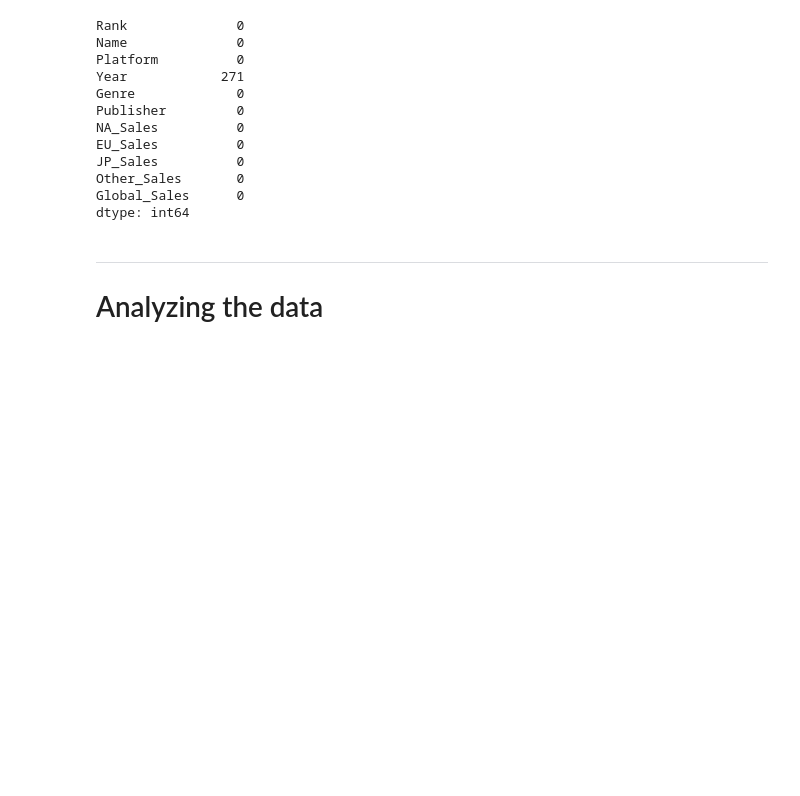
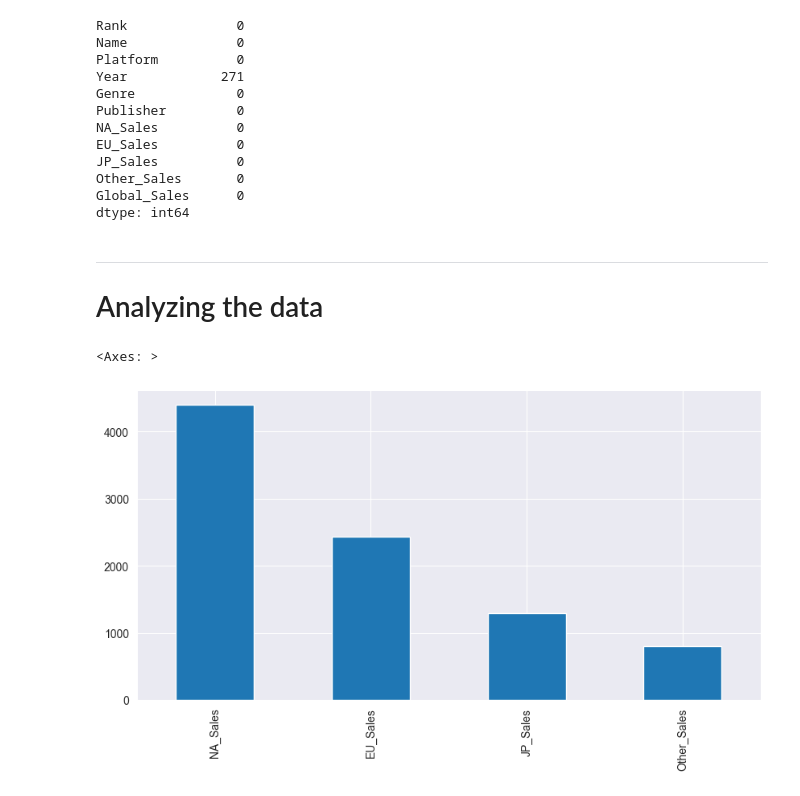
Before and after one commit to ThanyabunPh/wu-python-workshop, a Jupyter notebook: notebook_day2.ipynb, the cells around one changed output. Drawn from its saved outputs; the diff is of its cells as text; code cells hidden in the pictures; blank space fills up the shorter version.

```diff
--- a/notebook_day2.ipynb
+++ b/notebook_day2.ipynb
@@ -193,6 +193,13 @@ dtype: int64
 # Importing Libraries
 import seaborn as sns
 import matplotlib.pyplot as plt
+# %%
+df_sum = df[['NA_Sales','JP_Sales','EU_Sales','Other_Sales']].sum()
+df_sum = df_sum.sort_values(ascending=False)
+df_sum.plot(kind='bar', figsize=(10,5), fontsize=10)
+# %% [output]
+<Axes: >
+[figure, added]
 # %%
 df_sales_groupby_platform = df.groupby('Platform')[['NA_Sales','JP_Sales','EU_Sales','Other_Sales']].sum()
 df_sales_groupby_platform = df_sales_groupby_platform[(df_sales_groupby_platform!=0).any(axis=1)]
```
Also changed, not shown: parts of 4 cells of this notebook.
